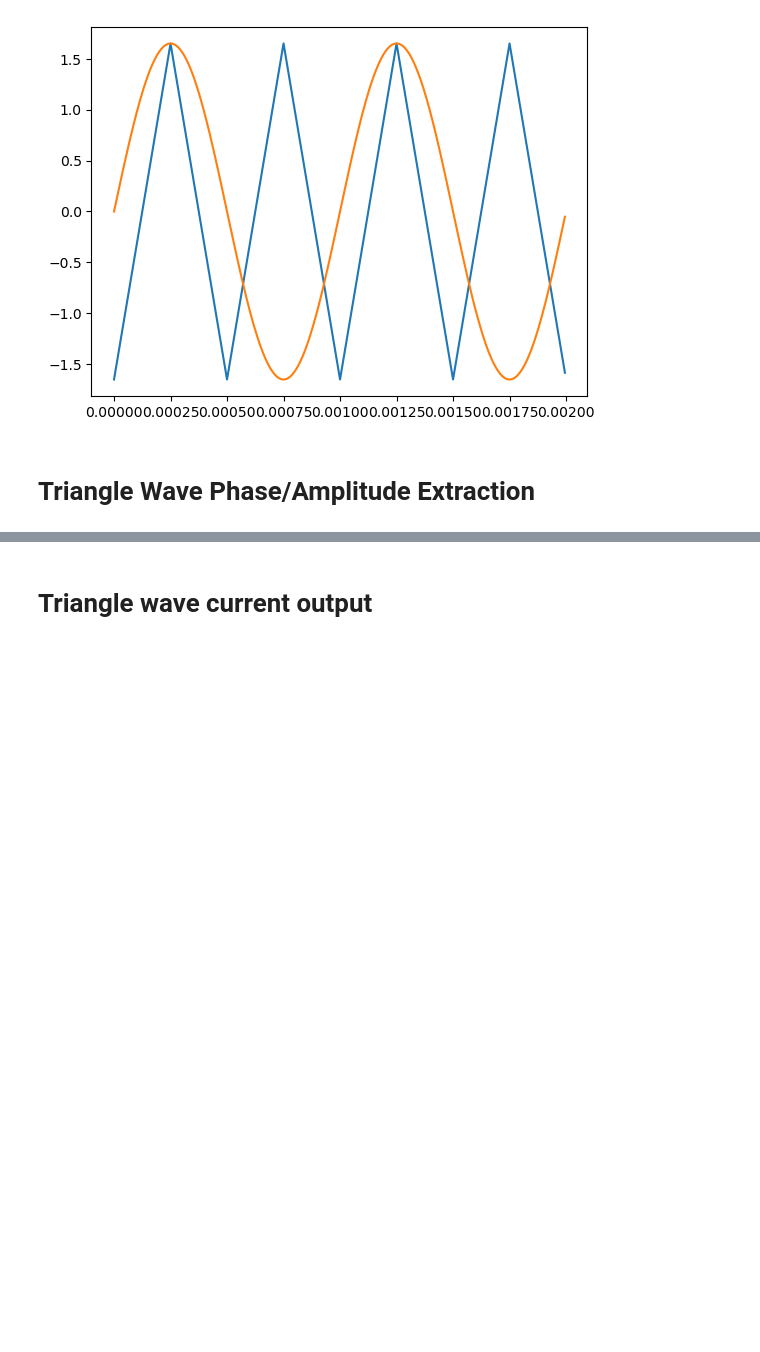
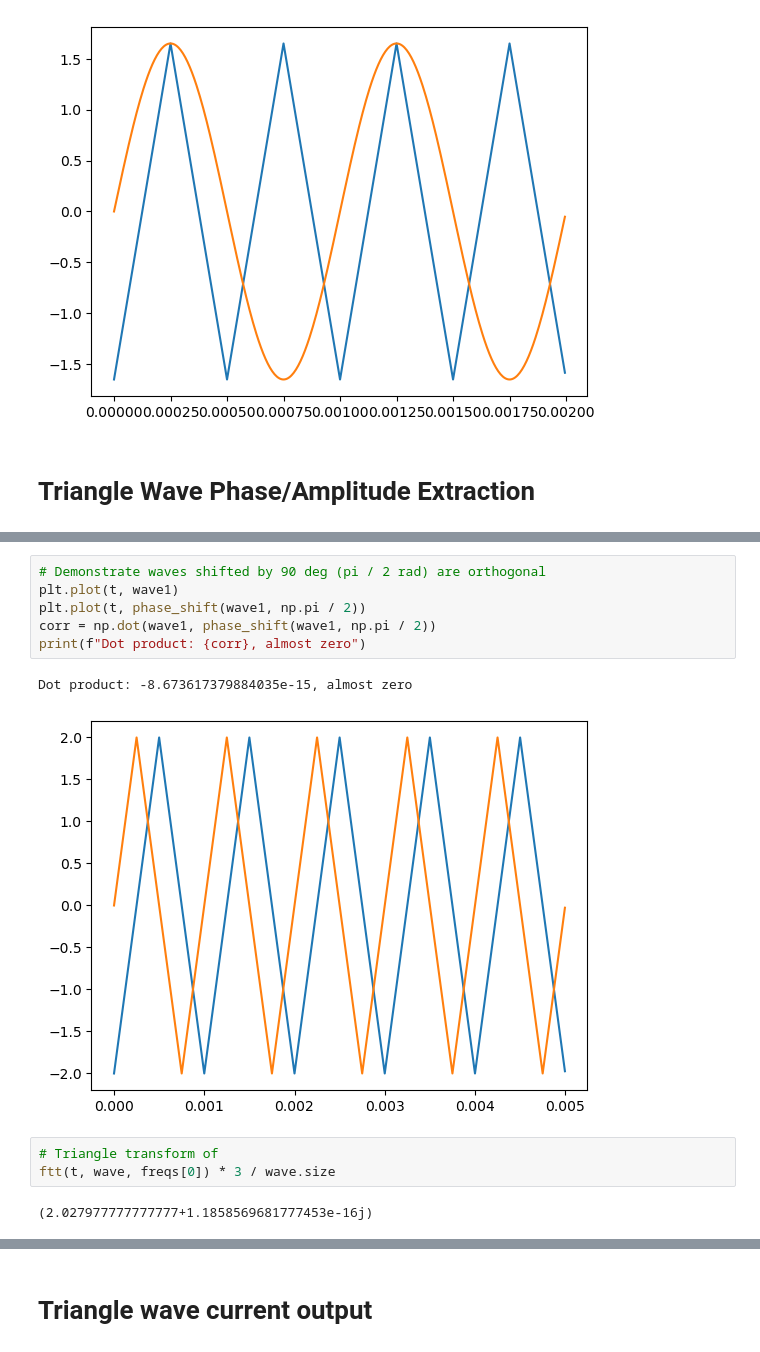
Before and after one commit to nazeern/nanotech, a Jupyter notebook: SimRC.ipynb, the cells around one changed output, grey strips where cells are left out. Drawn from its saved outputs; the diff is of its cells as text; blank space fills up the shorter version.

```diff
--- a/SimRC.ipynb
+++ b/SimRC.ipynb
@@ -529,0 +305,14 @@ np.dot(unit_wave, wave) * 3 / unit_wave.size
+# %%
+# Demonstrate waves shifted by 90 deg (pi / 2 rad) are orthogonal
+plt.plot(t, wave1)
+plt.plot(t, phase_shift(wave1, np.pi / 2))
+corr = np.dot(wave1, phase_shift(wave1, np.pi / 2))
+print(f"Dot product: {corr}, almost zero")
+# %% [output]
+Dot product: -8.673617379884035e-15, almost zero
+[figure, added]
+# %%
+# Triangle transform of
+ftt(t, wave, freqs[0]) * 3 / wave.size
+# %% [output]
+(2.027977777777777+1.1858569681777453e-16j)
```
Also changed, not shown: parts of 58 cells of this notebook, 2 other files.
